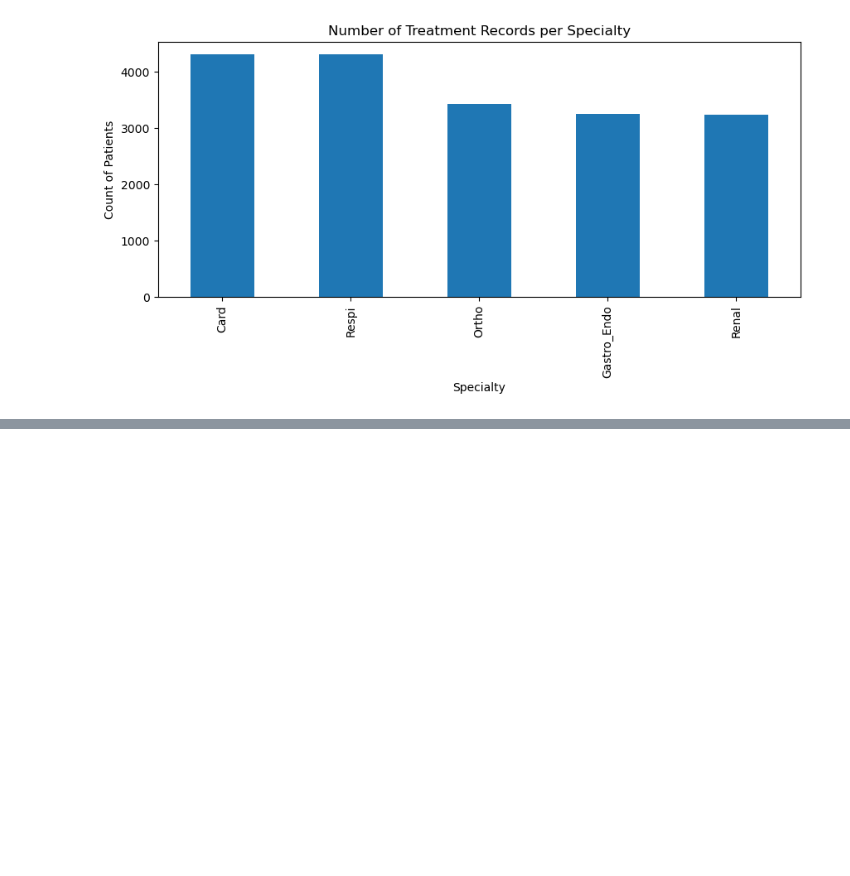
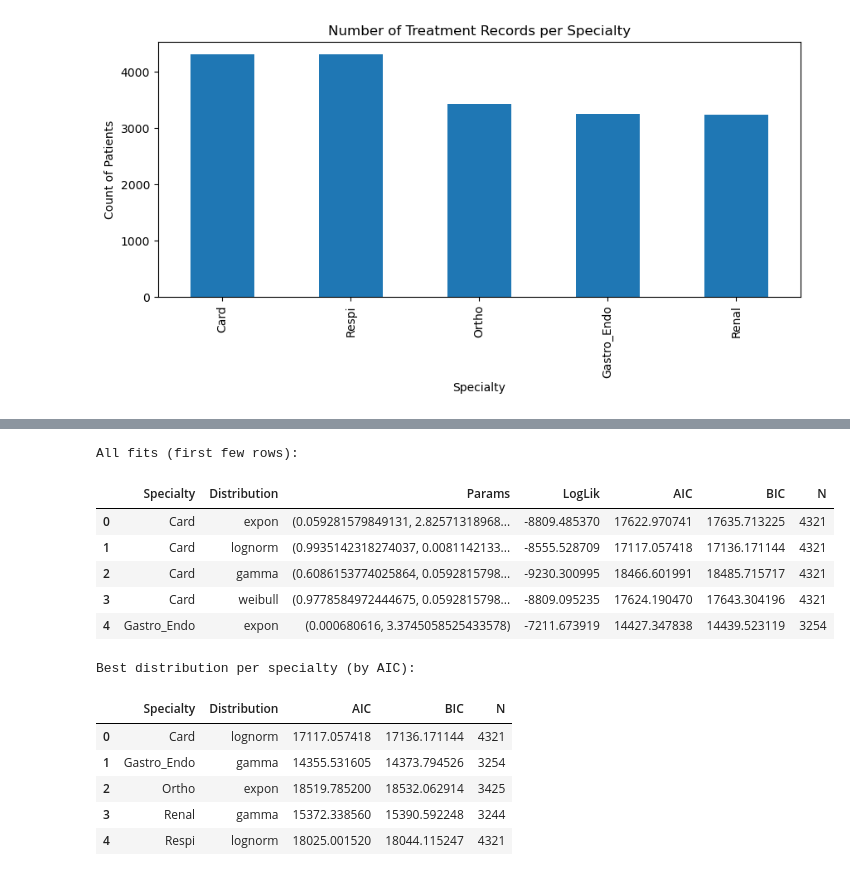
Before and after one commit to elenayzhu/mie360, a Jupyter notebook: Treatment_InputModelling.ipynb, the cells around one changed output, grey strips where cells are left out. Drawn from its saved outputs; the diff is of its cells as text; code cells hidden in the pictures; blank space fills up the shorter version.

```diff
--- a/Treatment_InputModelling.ipynb
+++ b/Treatment_InputModelling.ipynb
@@ -122,0 +196,23 @@ plt.show()
+# %%
+all_fits, best_fits = fit_distributions_by_specialty(df_treatment)
+
+print("All fits (first few rows):")
+display(all_fits.head())
+
+print("\nBest distribution per specialty (by AIC):")
+display(best_fits[["Specialty", "Distribution", "AIC", "BIC", "N"]])
+# %% [output]
+All fits (first few rows):
+|  | Specialty | Distribution | Params | LogLik | AIC | BIC | N |
+| 0 | Card | expon | (0.059281579849131, 2.82571318968... | -8809.485370 | 17622.970741 | 17635.713225 | 4321 |
+| 1 | Card | lognorm | (0.9935142318274037, 0.0081142133... | -8555.528709 | 17117.057418 | 17136.171144 | 4321 |
+| 2 | Card | gamma | (0.6086153774025864, 0.0592815798... | -9230.300995 | 18466.601991 | 18485.715717 | 4321 |
+| 3 | Card | weibull | (0.9778584972444675, 0.0592815798... | -8809.095235 | 17624.190470 | 17643.304196 | 4321 |
+| 4 | Gastro_Endo | expon | (0.000680616, 3.3745058525433578) | -7211.673919 | 14427.347838 | 14439.523119 | 3254 |
+Best distribution per specialty (by AIC):
+|  | Specialty | Distribution | AIC | BIC | N |
+| 0 | Card | lognorm | 17117.057418 | 17136.171144 | 4321 |
+| 1 | Gastro_Endo | gamma | 14355.531605 | 14373.794526 | 3254 |
+| 2 | Ortho | expon | 18519.785200 | 18532.062914 | 3425 |
+| 3 | Renal | gamma | 15372.338560 | 15390.592248 | 3244 |
+| 4 | Respi | lognorm | 18025.001520 | 18044.115247 | 4321 |
```
Also changed, not shown: parts of 10 cells of this notebook.
